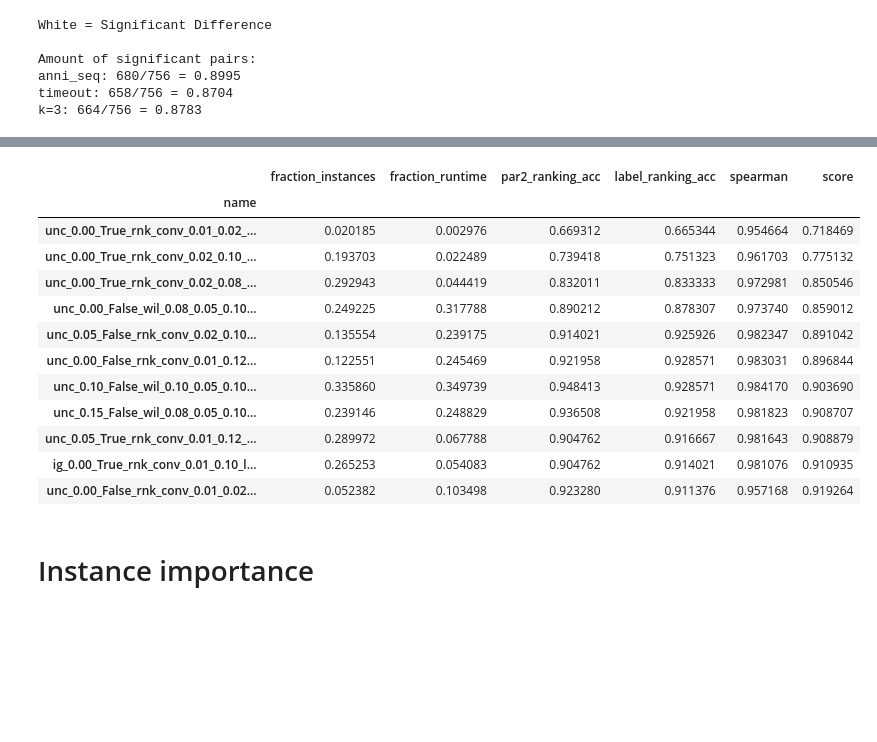
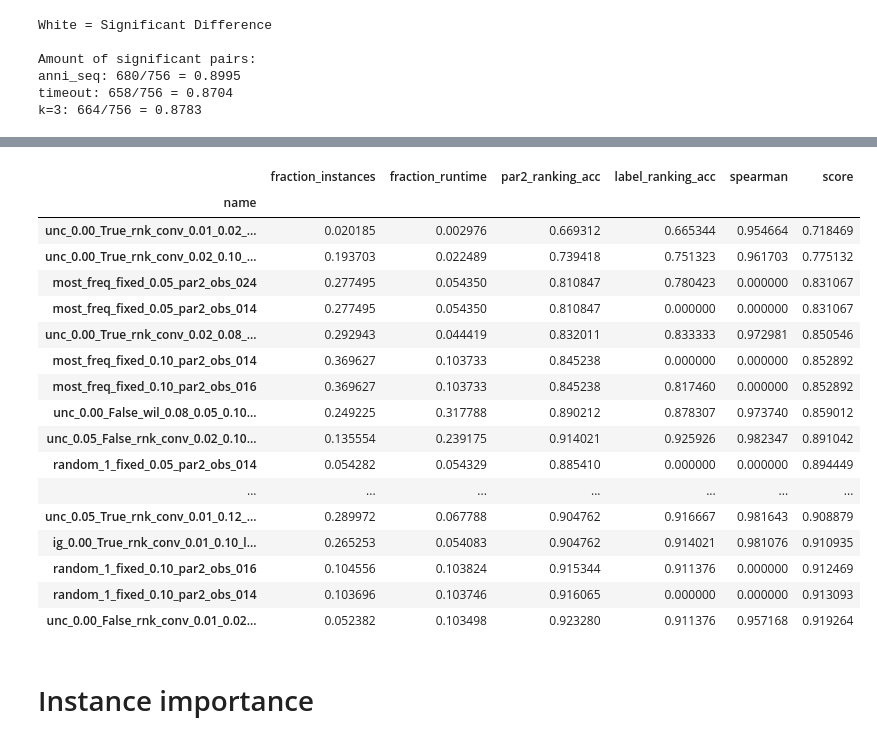
Before and after one commit to mathefuchs/al-for-sat-solver-benchmarking, a Jupyter notebook: anni_results.ipynb, the cells around one changed output, grey strips where cells are left out. Cells and saved outputs as stored; diff of their text form; code cells hidden in the pictures; blank space fills up the shorter version.

```diff
--- a/anni_results.ipynb
+++ b/anni_results.ipynb
@@ -964,41 +972,46 @@ plt.show()
 # %%
 from glob import glob
 
 allp = 5301
 
 # Read data
 datasets = {}
-for f in glob("./pickled-data/end_to_end/custom_anni_final_*.csv"):
+for f in glob("../al-for-sat-solver-benchmarking-data/pickled-data/end_to_end/custom_anni_final_*.csv"):
     name = f.split("/")[-1]
     datasets[name] = pd.read_csv(f, index_col="solver")
 
 records = []
 for n, df in datasets.items():
     xs_abs = np.mean(df.loc[:, "num_instances"]) / allp
     xs_rel = np.mean(df.loc[:, "amount_runtime"])
     par2_ys = np.mean(df.loc[:, "par2_ranking_acc"])
     label_ys = np.mean(df.loc[:, "label_ranking_acc"])
     spearman_ys = np.mean(df.loc[:, "spearman"])
     records.append((n[18:-4], xs_abs, xs_rel, par2_ys, label_ys, spearman_ys))
 
 t = pd.DataFrame.from_records(records, columns=[
     "name", "fraction_instances", "fraction_runtime", "par2_ranking_acc", "label_ranking_acc", "spearman"
 ]).sort_values("fraction_runtime").set_index("name", drop=True)
 t["score"] = 0.85 * t["par2_ranking_acc"] + 0.15 * (1 - t["fraction_runtime"])
 t.sort_values("score")
 # %% [output]
 |  | fraction_instances | fraction_runtime | par2_ranking_acc | label_ranking_acc | spearman | score |
 | name |  |  |  |  |  |  |
 | unc_0.00_True_rnk_conv_0.01_0.02_... | 0.020185 | 0.002976 | 0.669312 | 0.665344 | 0.954664 | 0.718469 |
 | unc_0.00_True_rnk_conv_0.02_0.10_... | 0.193703 | 0.022489 | 0.739418 | 0.751323 | 0.961703 | 0.775132 |
+| most_freq_fixed_0.05_par2_obs_024 | 0.277495 | 0.054350 | 0.810847 | 0.780423 | 0.000000 | 0.831067 |
+| most_freq_fixed_0.05_par2_obs_014 | 0.277495 | 0.054350 | 0.810847 | 0.000000 | 0.000000 | 0.831067 |
 | unc_0.00_True_rnk_conv_0.02_0.08_... | 0.292943 | 0.044419 | 0.832011 | 0.833333 | 0.972981 | 0.850546 |
+| most_freq_fixed_0.10_par2_obs_014 | 0.369627 | 0.103733 | 0.845238 | 0.000000 | 0.000000 | 0.852892 |
+| most_freq_fixed_0.10_par2_obs_016 | 0.369627 | 0.103733 | 0.845238 | 0.817460 | 0.000000 | 0.852892 |
 | unc_0.00_False_wil_0.08_0.05_0.10... | 0.249225 | 0.317788 | 0.890212 | 0.878307 | 0.973740 | 0.859012 |
 | unc_0.05_False_rnk_conv_0.02_0.10... | 0.135554 | 0.239175 | 0.914021 | 0.925926 | 0.982347 | 0.891042 |
-| unc_0.00_False_rnk_conv_0.01_0.12... | 0.122551 | 0.245469 | 0.921958 | 0.928571 | 0.983031 | 0.896844 |
-| unc_0.10_False_wil_0.10_0.05_0.10... | 0.335860 | 0.349739 | 0.948413 | 0.928571 | 0.984170 | 0.903690 |
-| unc_0.15_False_wil_0.08_0.05_0.10... | 0.239146 | 0.248829 | 0.936508 | 0.921958 | 0.981823 | 0.908707 |
+| random_1_fixed_0.05_par2_obs_014 | 0.054282 | 0.054329 | 0.885410 | 0.000000 | 0.000000 | 0.894449 |
+| ... | ... | ... | ... | ... | ... | ... |
 | unc_0.05_True_rnk_conv_0.01_0.12_... | 0.289972 | 0.067788 | 0.904762 | 0.916667 | 0.981643 | 0.908879 |
 | ig_0.00_True_rnk_conv_0.01_0.10_l... | 0.265253 | 0.054083 | 0.904762 | 0.914021 | 0.981076 | 0.910935 |
+| random_1_fixed_0.10_par2_obs_016 | 0.104556 | 0.103824 | 0.915344 | 0.911376 | 0.000000 | 0.912469 |
+| random_1_fixed_0.10_par2_obs_014 | 0.103696 | 0.103746 | 0.916065 | 0.000000 | 0.000000 | 0.913093 |
 | unc_0.00_False_rnk_conv_0.01_0.02... | 0.052382 | 0.103498 | 0.923280 | 0.911376 | 0.957168 | 0.919264 |
 # %% [markdown]
 # Instance importance
```
Also changed, not shown: parts of 14 cells of this notebook, 3 other files.
